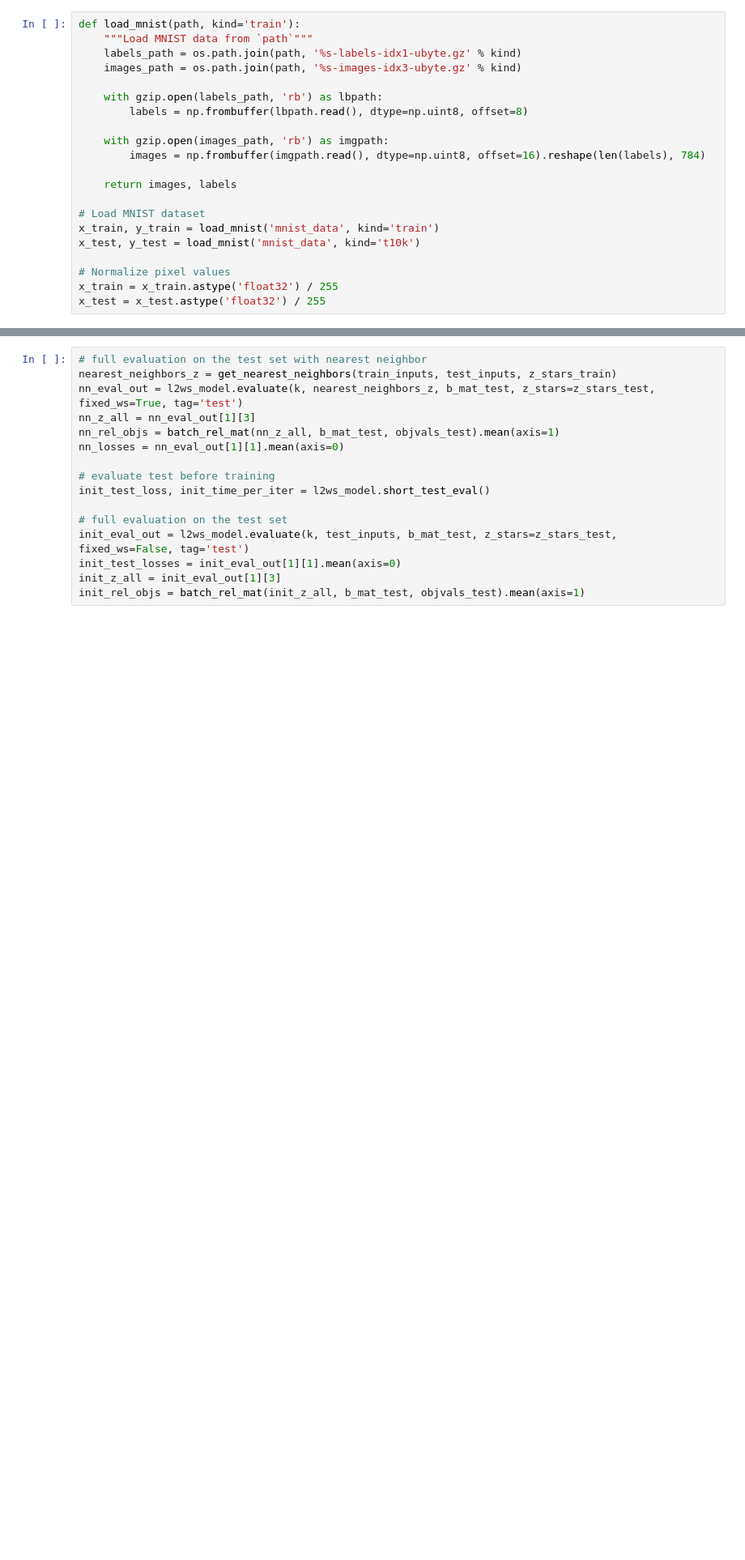
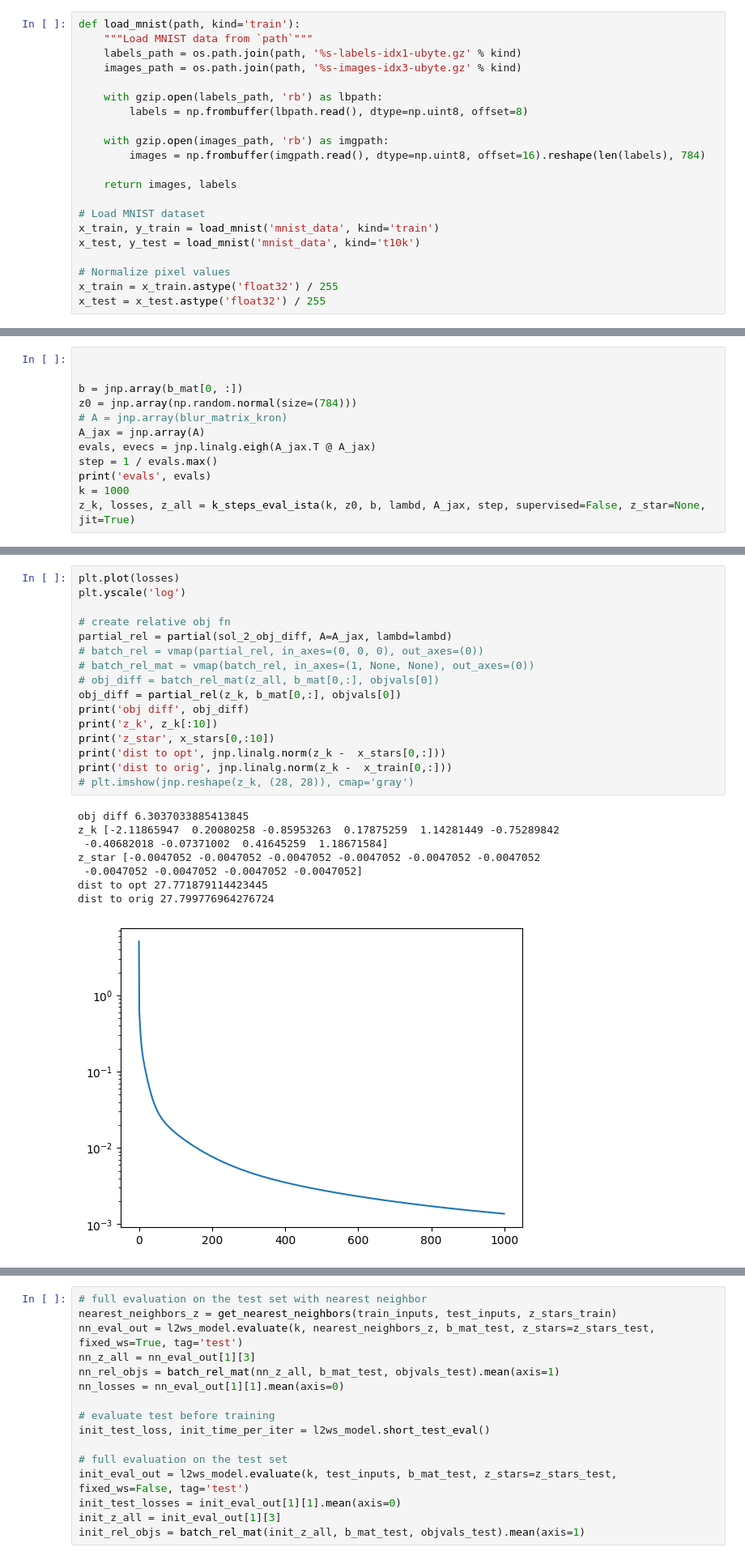
Before and after one commit to stellatogrp/l2ws, a Jupyter notebook: notebooks/mnist.ipynb, the cells around one changed output, grey strips where cells are left out. Shown at 81% size. Cells and saved outputs as stored; diff of their text form; blank space fills up the shorter version.

```diff
--- a/notebooks/mnist.ipynb
+++ b/notebooks/mnist.ipynb
@@ -136,0 +294,12 @@ finished solving cvxpy problems
+# %%
+
+
+b = jnp.array(b_mat[0, :])
+z0 = jnp.array(np.random.normal(size=(784)))
+# A = jnp.array(blur_matrix_kron)
+A_jax = jnp.array(A)
+evals, evecs = jnp.linalg.eigh(A_jax.T @ A_jax)
+step = 1 / evals.max()
+print('evals', evals)
+k = 1000
+z_k, losses, z_all = k_steps_eval_ista(k, z0, b, lambd, A_jax, step, supervised=False, z_star=None, jit=True)
@@ -136,0 +324,25 @@ finished solving cvxpy problems
+# %%
+plt.plot(losses)
+plt.yscale('log')
+
+# create relative obj fn
+partial_rel = partial(sol_2_obj_diff, A=A_jax, lambd=lambd)
+# batch_rel = vmap(partial_rel, in_axes=(0, 0, 0), out_axes=(0))
+# batch_rel_mat = vmap(batch_rel, in_axes=(1, None, None), out_axes=(0))
+# obj_diff = batch_rel_mat(z_all, b_mat[0,:], objvals[0])
+obj_diff = partial_rel(z_k, b_mat[0,:], objvals[0])
+print('obj diff', obj_diff)
+print('z_k', z_k[:10])
+print('z_star', x_stars[0,:10])
+print('dist to opt', jnp.linalg.norm(z_k -  x_stars[0,:]))
+print('dist to orig', jnp.linalg.norm(z_k -  x_train[0,:]))
+# plt.imshow(jnp.reshape(z_k, (28, 28)), cmap='gray')
+# %% [output]
+obj diff 6.3037033885413845
+z_k [-2.11865947  0.20080258 -0.85953263  0.17875259  1.14281449 -0.75289842
+ -0.40682018 -0.07371002  0.41645259  1.18671584]
+z_star [-0.0047052 -0.0047052 -0.0047052 -0.0047052 -0.0047052 -0.0047052
+ -0.0047052 -0.0047052 -0.0047052 -0.0047052]
+dist to opt 27.771879114423445
+dist to orig 27.799776964276724
+[figure, added]
```
Also changed, not shown: parts of 10 cells of this notebook, 5 other files.
